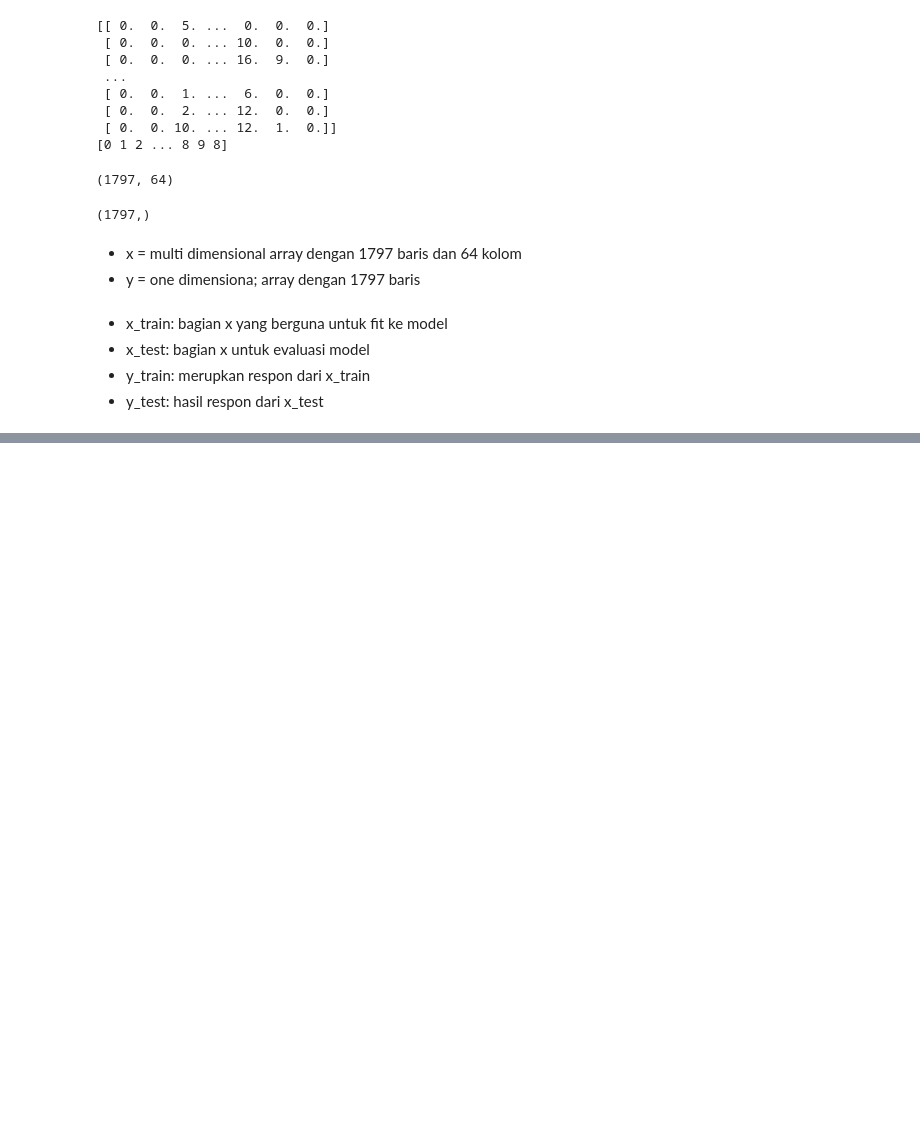
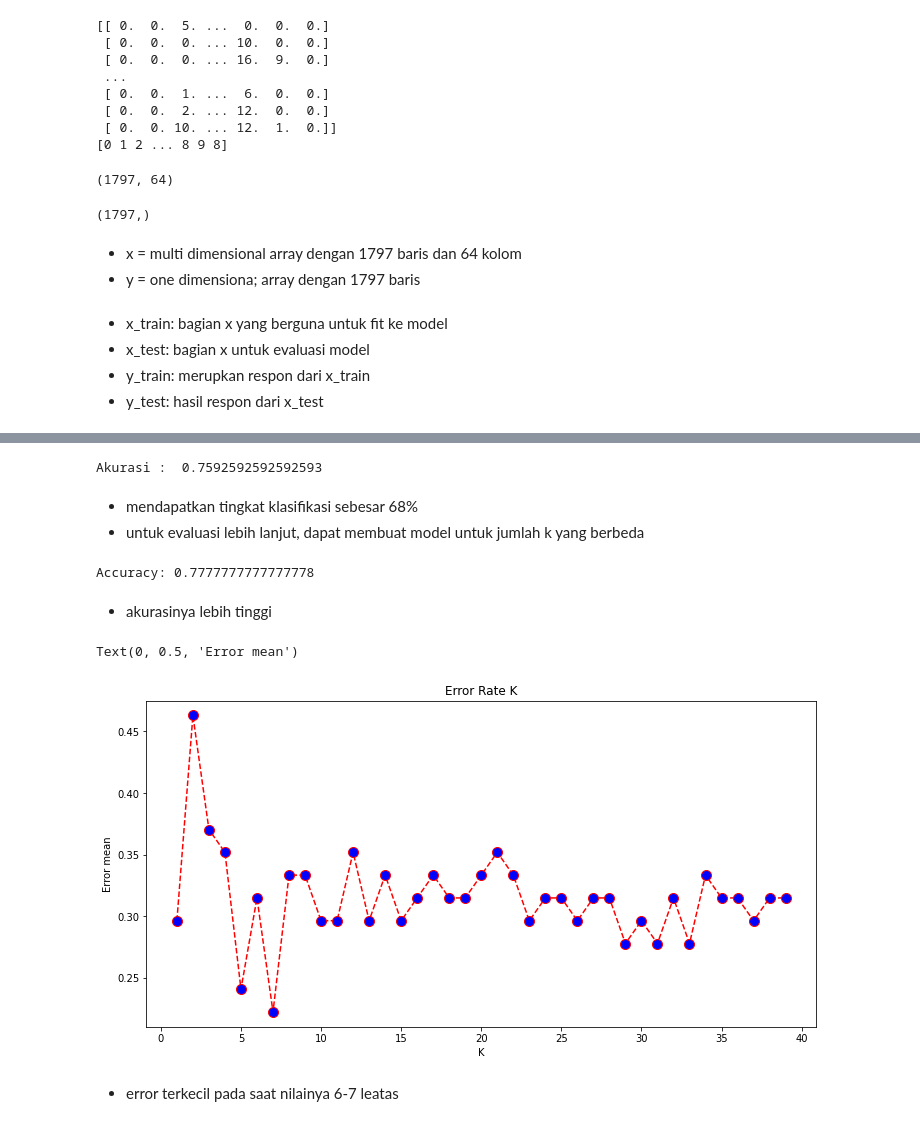
Before and after one commit to ainajefelina/Studi-Independen, a Jupyter notebook: Sesi 12/Summary 1.ipynb, the cells around one changed output, grey strips where cells are left out. Saved outputs shown, nothing was run; the diff lists cells and outputs as text; code cells hidden in the pictures; blank space fills up the shorter version.

```diff
--- a/Sesi 12/Summary 1.ipynb
+++ b/Sesi 12/Summary 1.ipynb
@@ -358,0 +575,9 @@ x_train, x_test, y_train, y_test = train_test_split(x, y, test_size=0.2, random_
+# %%
+# SPLITING DATA
+
+# import fungsi train_test_split
+from sklearn.model_selection import train_test_split
+
+#split dataset menjadi set training dan test set
+X_train, X_test, y_train, y_test = train_test_split(wine.data, wine.target, test_size=0.3)
+#70% training dan 30% test
@@ -358,0 +598,58 @@ x_train, x_test, y_train, y_test = train_test_split(x, y, test_size=0.2, random_
+# %%
+# Evaluasi untuk k = 5
+
+# import sklearn metriks untuk perhitungan akurasi
+from sklearn import metrics
+
+# model akurasi, seberapa sering klasifikasi benar ?
+print('Akurasi : ', metrics.accuracy_score(y_test, y_pred))
+# %% [output]
+Akurasi :  0.7592592592592593
+# %% [markdown]
+- mendapatkan tingkat klasifikasi sebesar 68%
+- untuk evaluasi lebih lanjut, dapat membuat model untuk jumlah k yang berbeda
+# %%
+#Import knearest neighbors Classifier model
+from sklearn.neighbors import KNeighborsClassifier
+
+#Create KNN Classifier
+knn = KNeighborsClassifier(n_neighbors=7)
+
+#Train the model using the training sets
+knn.fit(X_train, y_train)
+
+#Predict the response for test dataset
+y_pred = knn.predict(X_test)
+
+#Import scikit-learn metrics module for accuracy calculation
+from sklearn import metrics
+
+# Model Accuracy, how often is the classifier correct?
+print("Accuracy:",metrics.accuracy_score(y_test, y_pred))
+# %% [output]
+Accuracy: 0.7777777777777778
+# %% [markdown]
+- akurasinya lebih tinggi
+# %%
+# improve model dan mencari tau nilai k yang optimal
+
+error = []
+
+#menghitung error nilai K antara  1 hingga 40
+for i in range (1, 40):
+    knn = KNeighborsClassifier(n_neighbors=i)
+    knn.fit(X_train, y_train)
+    pred_i = knn.predict(X_test)
+    error.append(np.mean(pred_i != y_test))
+# %%
+plt.figure(figsize=(12, 6))
+plt.plot(range(1, 40), error, color='red', linestyle='dashed', marker='o',
+         markerfacecolor='blue', markersize=10)
+plt.title('Error Rate K')
+plt.xlabel('K')
+plt.ylabel('Error mean')
+# %% [output]
+Text(0, 0.5, 'Error mean')
+[figure, added]
+# %% [markdown]
+- error terkecil pada saat nilainya 6-7 leatas
```
Also changed, not shown: parts of 26 cells of this notebook, 2 other files.
